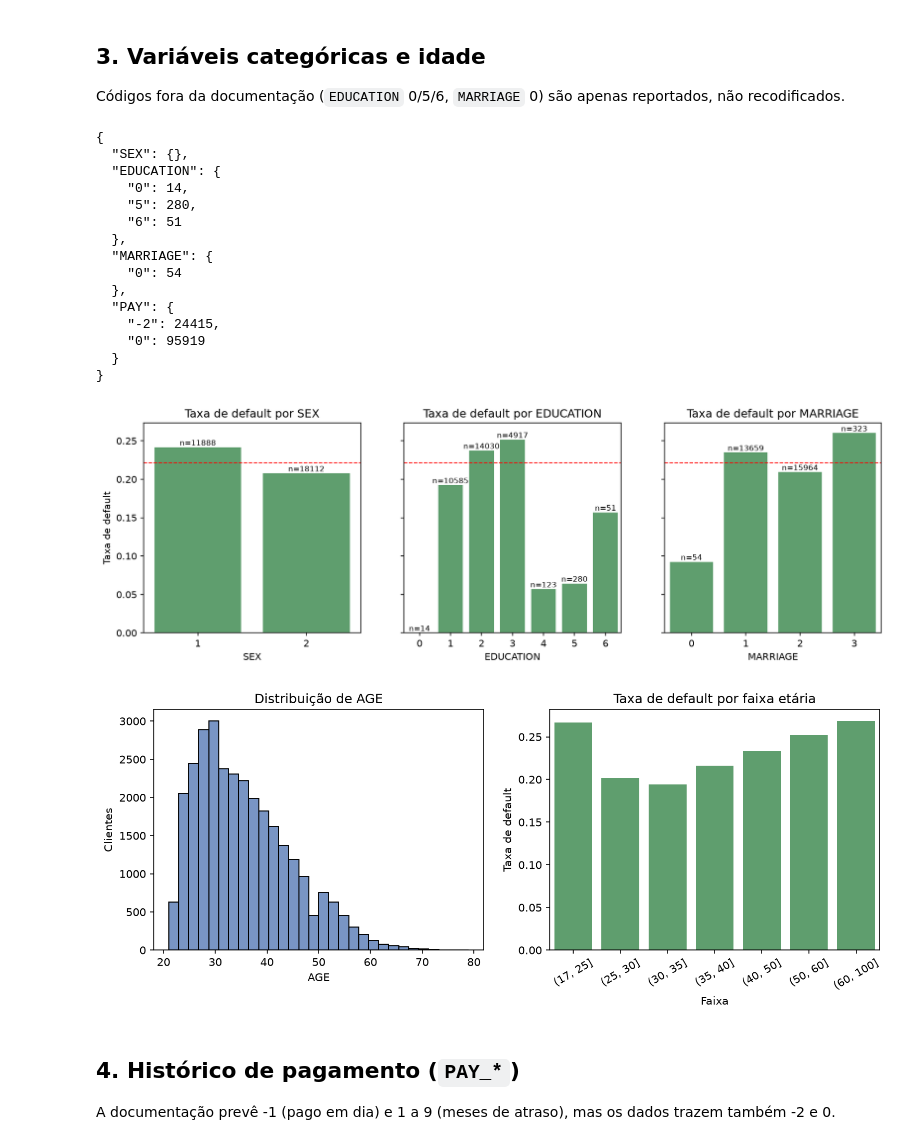
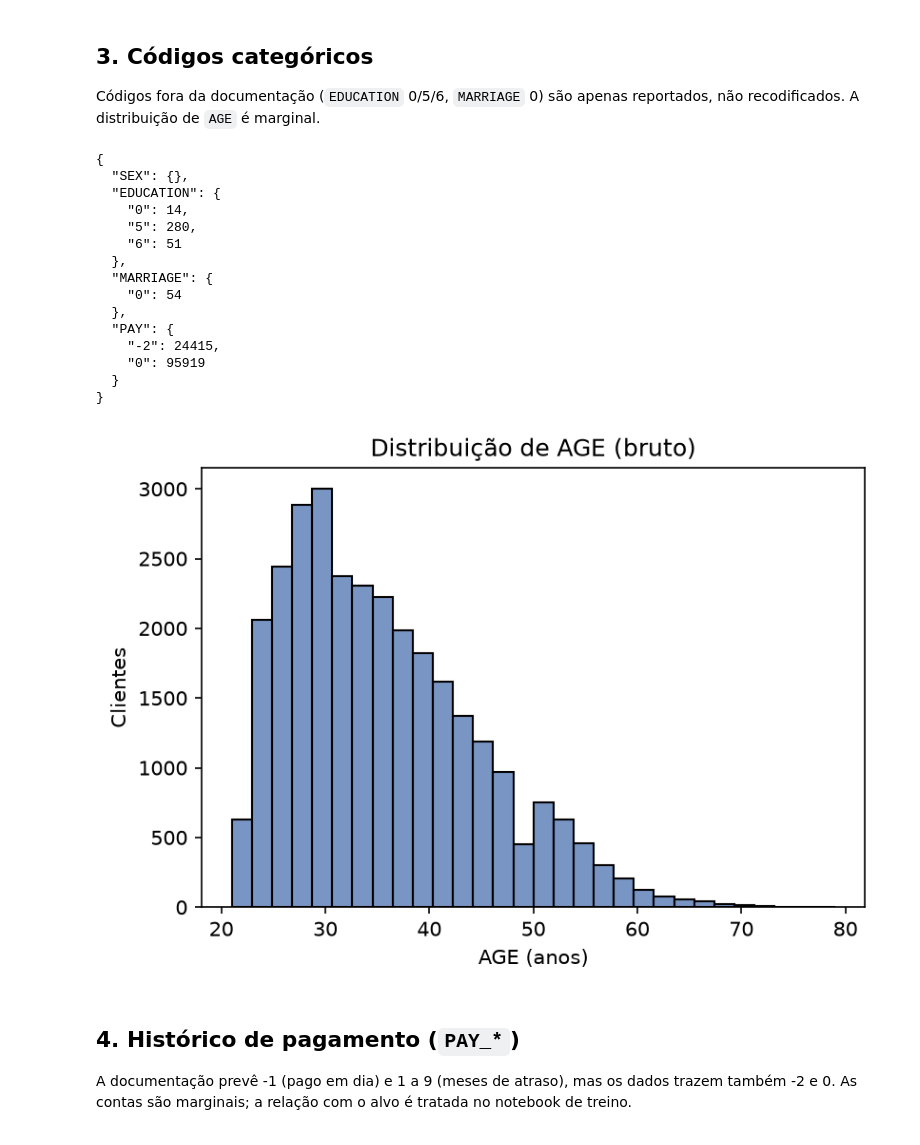
Before and after one commit to fabiopolli/pos-ml-eng-tech-challenge-fase-04, a Jupyter notebook: notebooks/01_eda.ipynb, the cells around one changed output. Cells and saved outputs as stored; diff of their text form; code cells hidden in the pictures.

```diff
--- a/notebooks/01_eda.ipynb
+++ b/notebooks/01_eda.ipynb
@@ -107,31 +131,31 @@ default_payment_next_month
 # %% [markdown]
-## 3. Variáveis categóricas e idade
+## 3. Códigos categóricos
 
-Códigos fora da documentação (`EDUCATION` 0/5/6, `MARRIAGE` 0) são apenas reportados, não recodificados.
+Códigos fora da documentação (`EDUCATION` 0/5/6, `MARRIAGE` 0) são apenas reportados, não
+recodificados. A distribuição de `AGE` é marginal.
 # %%
 print(json.dumps(summary["undocumented_codes"], indent=2))
-show("02_categorical_default_rate.png")
-show("03_age.png")
+show("02_age_distribution.png")
 # %% [output]
 {
   "SEX": {},
   "EDUCATION": {
     "0": 14,
     "5": 280,
     "6": 51
   },
   "MARRIAGE": {
     "0": 54
   },
   "PAY": {
     "-2": 24415,
     "0": 95919
   }
 }
-[figure, old version]
+[figure, new version]
-[figure, removed]
 # %% [markdown]
 ## 4. Histórico de pagamento (`PAY_*`)
 
-A documentação prevê -1 (pago em dia) e 1 a 9 (meses de atraso), mas os dados trazem também -2 e 0.
+A documentação prevê -1 (pago em dia) e 1 a 9 (meses de atraso), mas os dados trazem também
+-2 e 0. As contas são marginais; a relação com o alvo é tratada no notebook de treino.
 # %%
```
Also changed, not shown: parts of 13 cells of this notebook, 17 other files.
